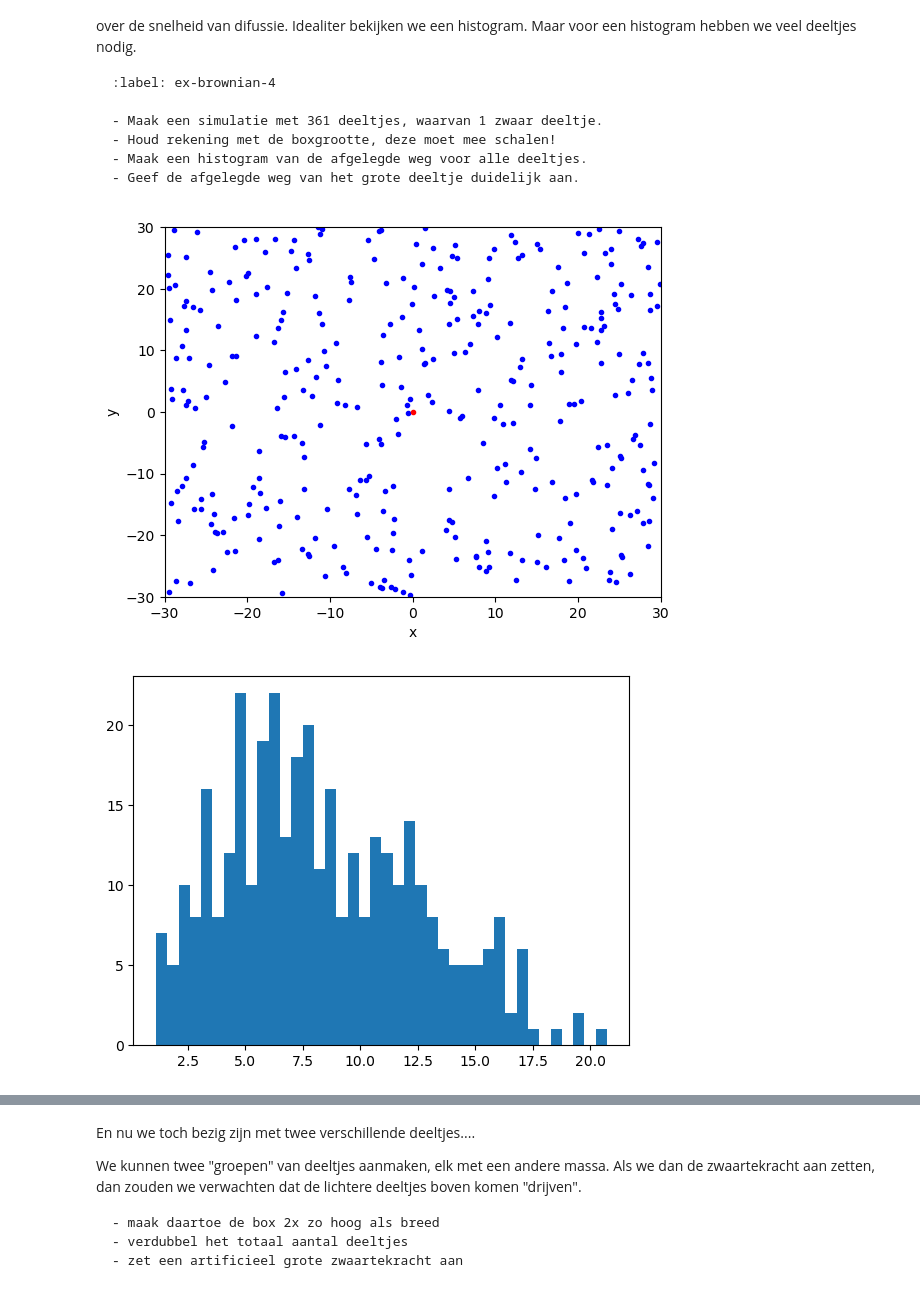
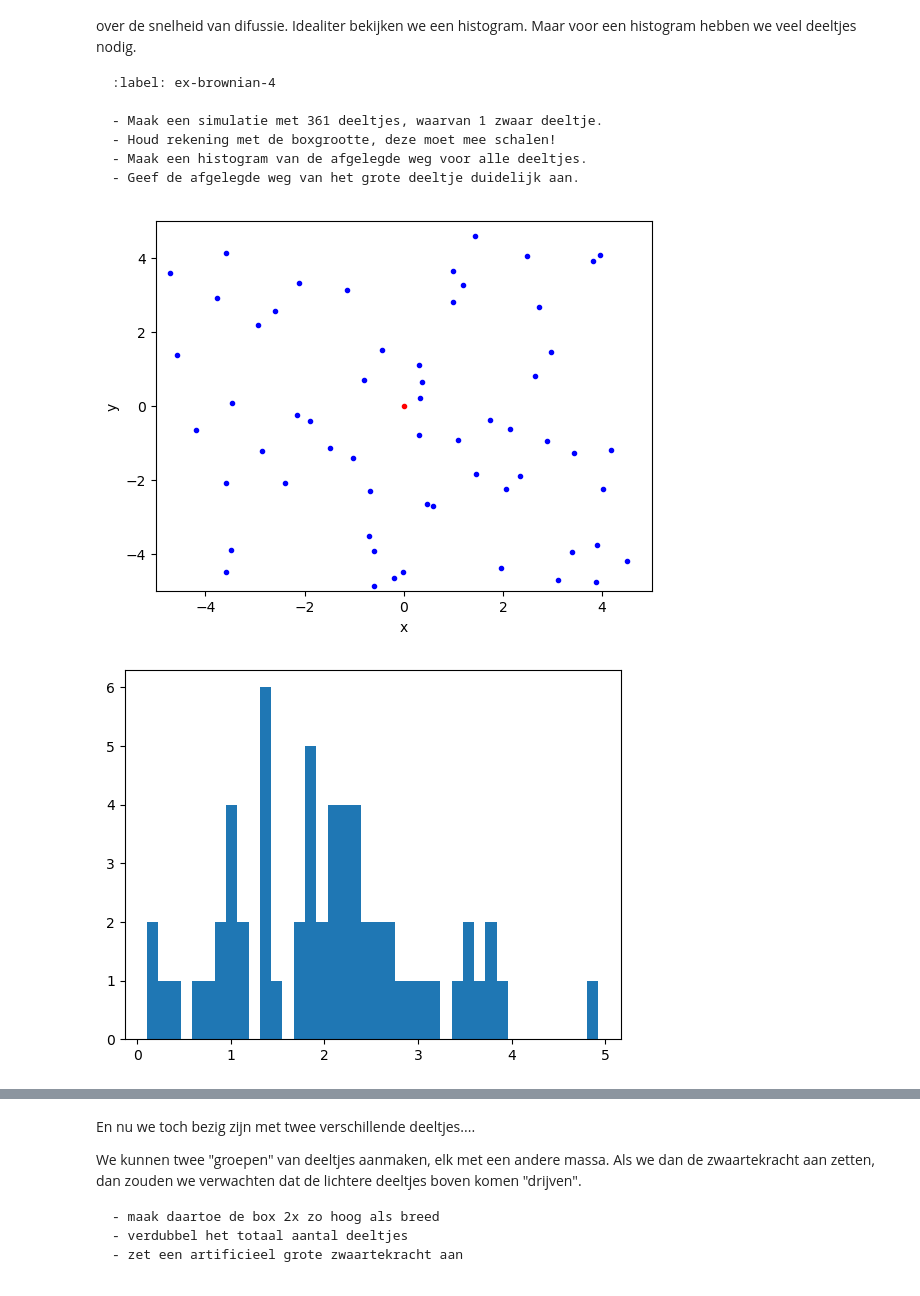
Before and after one commit to JensGroen/Groep-i, a Jupyter notebook: Content/PySim/4_brownianmotion.ipynb, the cells around one changed output, grey strips where cells are left out. Drawn from its saved outputs; the diff is of its cells as text; code cells hidden in the pictures.

````diff
--- a/Content/PySim/4_brownianmotion.ipynb
+++ b/Content/PySim/4_brownianmotion.ipynb
@@ -32,7 +32,7 @@ class ParticleClass:
 
     # Het updaten van de positie, eventueel met zwaartekracht
     def update_position(self):
-        self.r += self.v * dt #+ 1/2 * a * dt**2
+        self.r += self.v * dt + 1/2 * a * dt**2
 
     # Harde wand
     def boxcollision(self):
@@ -278,17 +277,18 @@ Maar voor een histogram hebben we veel deeltjes nodig.
 ```
 # %%
 # Aanmaken van de randvoorwaarden en initiele condities
-Box_size_0 = 10*6
+Box_size_0 = 10
 Box_length_0 = Box_size_0/2
 Box_length = Box_length_0     # De grootte van de box kan wijzigen!
 
 # Particles
 dt = 0.1
 particles = []
-N = 360
+N = 60
 v_0 = 1
-
+a = np.array([0,-9.81])
 dt = 0.04
+Steps = 400
 
 # Aanmaken van deeltjes
 for i in range(N-1):
@@ -364,40 +364,42 @@ positionlasty= []
 
 
 
-for i in range(400):
+for i in range(Steps):
 #your code/answer
     q = 0
     for p in particles:
+        if i == 0:
+            position0x= np.append(position0x,particles[q-1].r[0])
+            position0y= np.append(position0y,particles[q-1].r[1])
 
         p.update_position()    # Update positie
         p.boxcollision()         # Wandbotsing werkt per deeltje
-        if i == 1:
-            position0x= np.append(position0x,particles[q-1].r[0])
-            position0y= np.append(position0y,particles[q-1].r[1])
-        elif i == 399:
-            positionlastx= np.append(positionlastx,particles[q-1].r[0])
-            positionlasty= np.append(positionlasty,particles[q-1].r[1])
+
+        if i == Steps-1:
+            positionlastx = np.append(positionlastx,particles[q-1].r[0])
+            positionlasty = np.append(positionlasty,particles[q-1].r[1])
         q = q + 1
     handle_collisions(particles)
 
 #your code/answer
 
     track_x.append(particles[N-1].r[0])
     track_y.append(particles[N-1].r[1])
 
 dx = np.abs(positionlastx - position0x)
 dy = np.abs(positionlasty - position0y)
 
 length = np.sqrt(dx**2 + dy**2)
 
 #your code/answer
 plt.hist(length,bins=40)
-
+plt.figure()
+plt.plot(positionlastx,positionlasty,'r+')
 
 plt.figure()
 plt.plot(track_x,track_y,'r')
 #your code/answer
 plt.show()
 # %% [output]
-[figure, old version]
+[figure, new version]
-[figure, old version]
+[figure, new version]
````
Also changed, not shown: parts of 6 cells of this notebook, 4 other files.
